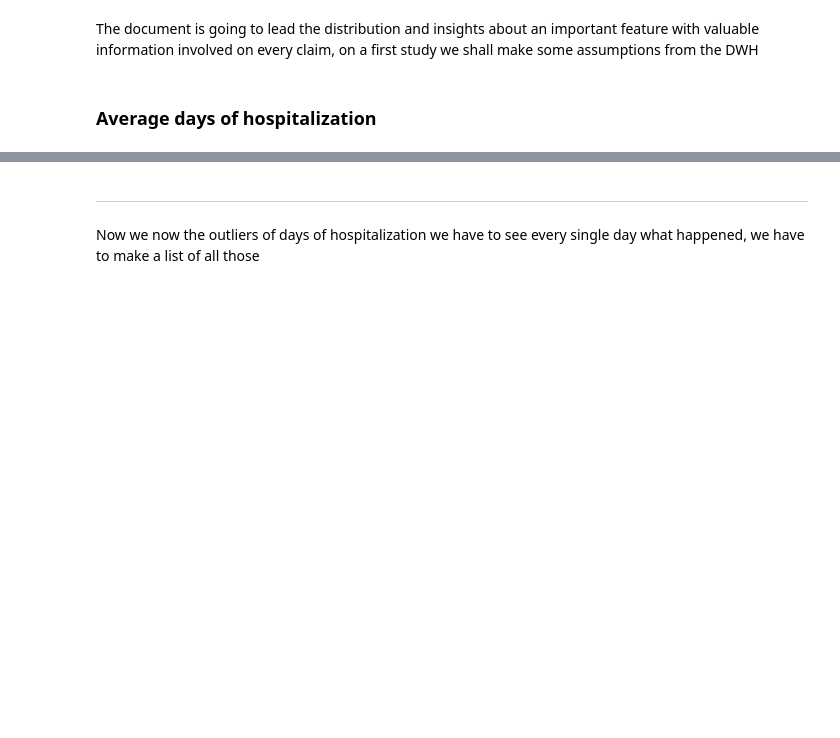
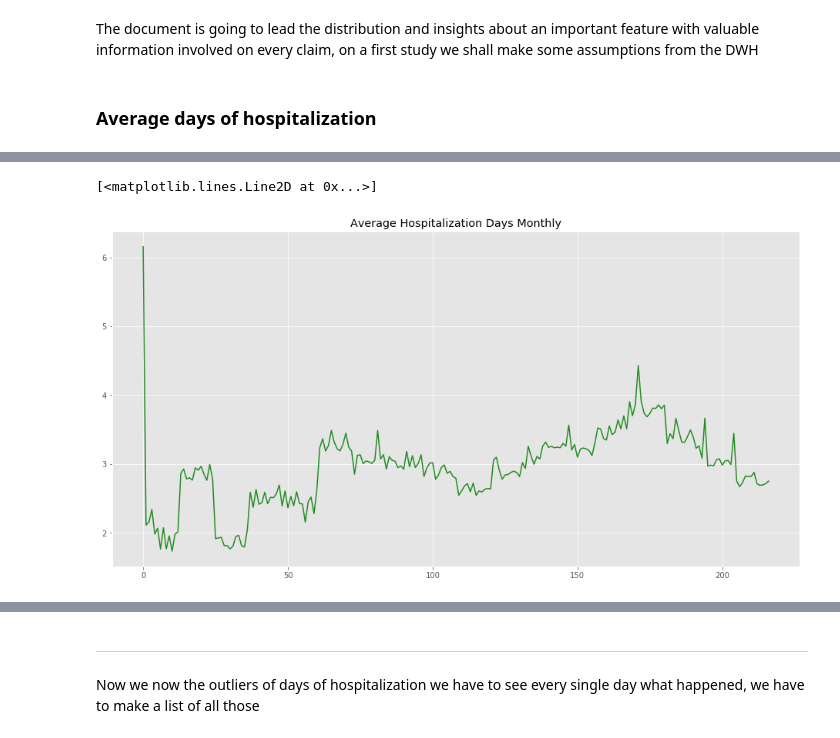
Before and after one commit to pedrohserrano/anomaly-detection-health-insurance, a Jupyter notebook: notebooks/GMM - Avg Days.ipynb, the cells around one changed output, grey strips where cells are left out. Saved outputs shown, nothing was run; the diff lists cells and outputs as text; code cells hidden in the pictures; blank space fills up the shorter version.

```diff
--- a/notebooks/GMM - Avg Days.ipynb
+++ b/notebooks/GMM - Avg Days.ipynb
@@ -55 +40,4 @@ plt.show
+# %%
+df['In'] = pd.to_datetime(df['In'])
+df['Out'] = pd.to_datetime(df['Out'])
 # %%
@@ -70,0 +58,3 @@ print(df0_sort.head(10))
+# %%
+months = df['In'].dt.to_period("M")
+dfm = df.groupby(months).mean()
@@ -70,0 +84,7 @@ print(df0_sort.head(10))
+# %%
+plt.figure(figsize=(16, 8))
+plt.title("Average Hospitalization Days Monthly")
+plt.plot(range(len(dfm)), dfm['Days'], '-', c='forestgreen')
+# %% [output]
+[<matplotlib.lines.Line2D at 0x...>]
+[figure, added]
```
Also changed, not shown: parts of 53 cells of this notebook, 1 other file.
